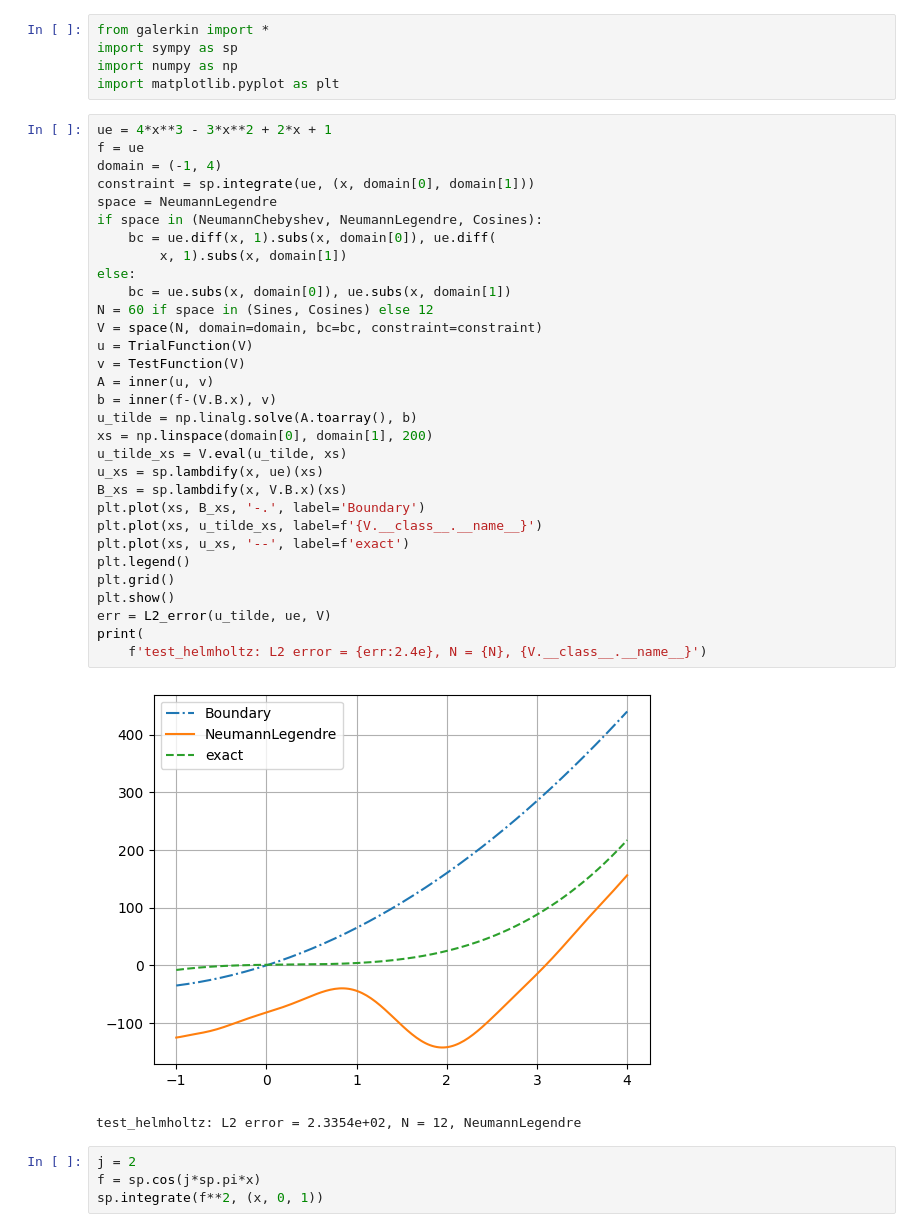
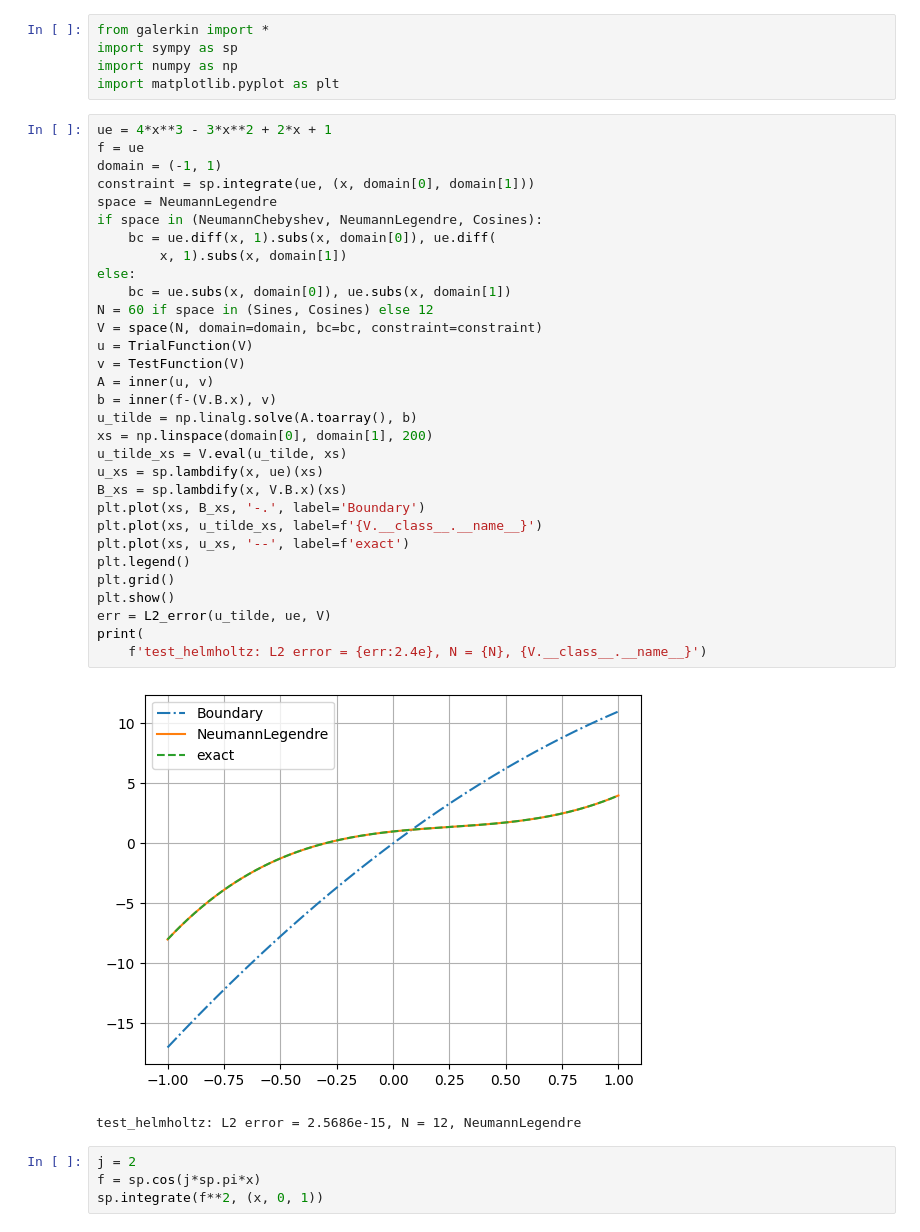
Before and after one commit to KristianHolme/MAT-MEK9270-mandatory2, a Jupyter notebook: testing.ipynb, the cells around one changed output. Saved outputs shown, nothing was run; the diff lists cells and outputs as text.

```diff
--- a/testing.ipynb
+++ b/testing.ipynb
@@ -6,37 +6,37 @@ import matplotlib.pyplot as plt
 # %%
 ue = 4*x**3 - 3*x**2 + 2*x + 1
 f = ue
-domain = (-1, 4)
+domain = (-1, 1)
 constraint = sp.integrate(ue, (x, domain[0], domain[1]))
 space = NeumannLegendre
 if space in (NeumannChebyshev, NeumannLegendre, Cosines):
     bc = ue.diff(x, 1).subs(x, domain[0]), ue.diff(
         x, 1).subs(x, domain[1])
 else:
     bc = ue.subs(x, domain[0]), ue.subs(x, domain[1])
 N = 60 if space in (Sines, Cosines) else 12
 V = space(N, domain=domain, bc=bc, constraint=constraint)
 u = TrialFunction(V)
 v = TestFunction(V)
 A = inner(u, v)
 b = inner(f-(V.B.x), v)
 u_tilde = np.linalg.solve(A.toarray(), b)
 xs = np.linspace(domain[0], domain[1], 200)
 u_tilde_xs = V.eval(u_tilde, xs)
 u_xs = sp.lambdify(x, ue)(xs)
 B_xs = sp.lambdify(x, V.B.x)(xs)
 plt.plot(xs, B_xs, '-.', label='Boundary')
 plt.plot(xs, u_tilde_xs, label=f'{V.__class__.__name__}')
 plt.plot(xs, u_xs, '--', label=f'exact')
 plt.legend()
 plt.grid()
 plt.show()
 err = L2_error(u_tilde, ue, V)
 print(
     f'test_helmholtz: L2 error = {err:2.4e}, N = {N}, {V.__class__.__name__}')
 # %% [output]
-[figure, old version]
+[figure, new version]
-test_helmholtz: L2 error = 2.3354e+02, N = 12, NeumannLegendre
+test_helmholtz: L2 error = 2.5686e-15, N = 12, NeumannLegendre
 # %%
 j = 2
 f = sp.cos(j*sp.pi*x)
```
Also changed, not shown: parts of 1 cell of this notebook, 1 other file.
